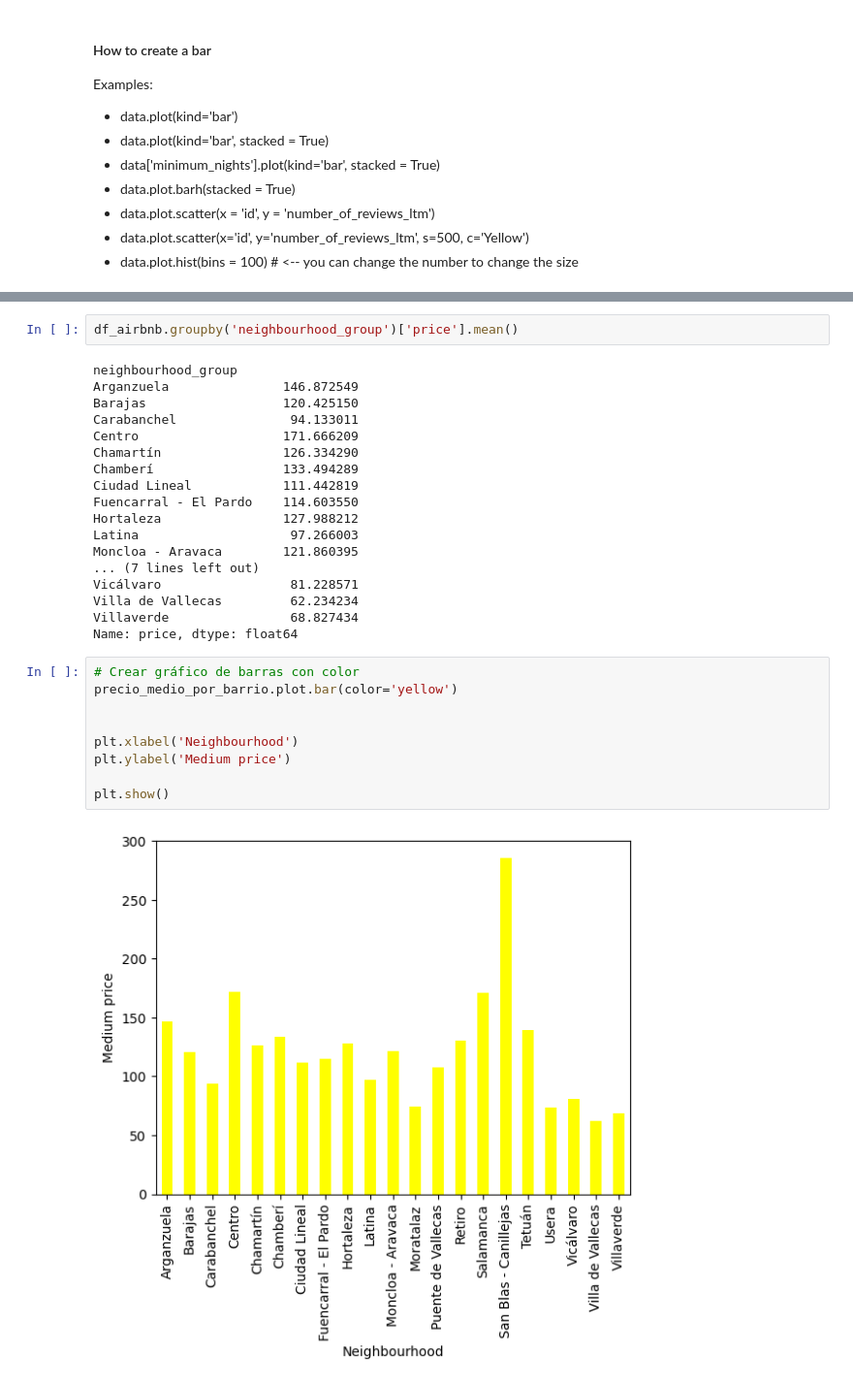
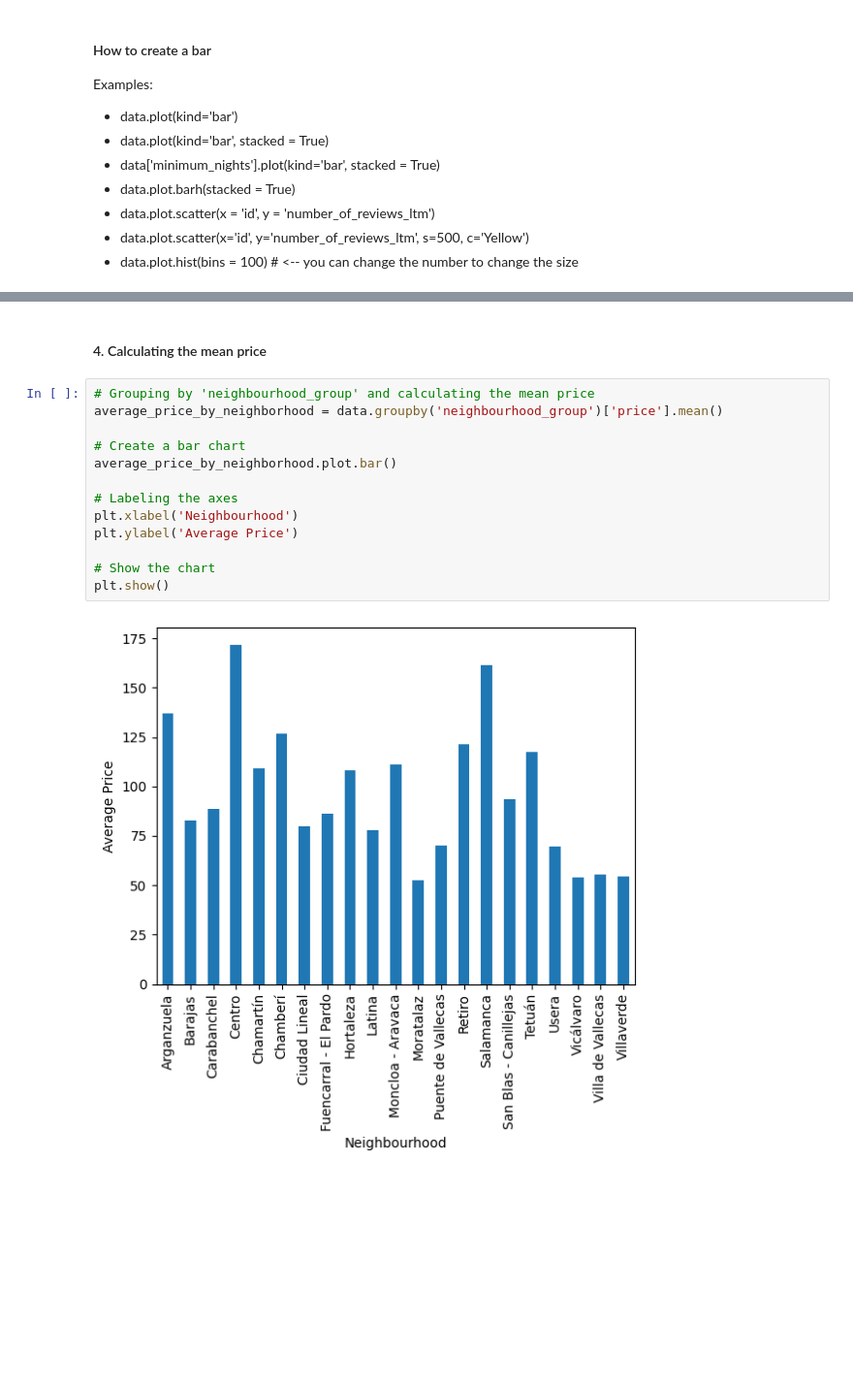
Before and after one commit to Monalaihoi/Training, a Jupyter notebook: airbnb_data2023.ipynb, the cells around one changed output, grey strips where cells are left out. Shown at 97% size. Drawn from its saved outputs; the diff is of its cells as text; blank space fills up the shorter version.

```diff
--- a/airbnb_data2023.ipynb
+++ b/airbnb_data2023.ipynb
@@ -749,31 +642,17 @@ plt.show()
-# %%
-df_airbnb.groupby('neighbourhood_group')['price'].mean()
-# %% [output]
-neighbourhood_group
-Arganzuela               146.872549
-Barajas                  120.425150
-Carabanchel               94.133011
-Centro                   171.666209
-Chamartín                126.334290
-Chamberí                 133.494289
-Ciudad Lineal            111.442819
-Fuencarral - El Pardo    114.603550
-Hortaleza                127.988212
-Latina                    97.266003
-Moncloa - Aravaca        121.860395
-... (7 lines left out)
-Vicálvaro                 81.228571
-Villa de Vallecas         62.234234
-Villaverde                68.827434
-Name: price, dtype: float64
-# %%
-# Crear gráfico de barras con color
-precio_medio_por_barrio.plot.bar(color='yellow')
-
-
-plt.xlabel('Neighbourhood')
-plt.ylabel('Medium price')
-
-plt.show()
-# %% [output]
-[figure, removed]
+# %% [markdown]
+#### 4. Calculating the mean price
+# %%
+# Grouping by 'neighbourhood_group' and calculating the mean price
+average_price_by_neighborhood = data.groupby('neighbourhood_group')['price'].mean()
+
+# Create a bar chart
+average_price_by_neighborhood.plot.bar()
+
+# Labeling the axes
+plt.xlabel('Neighbourhood')
+plt.ylabel('Average Price')
+
+# Show the chart
+plt.show()
+# %% [output]
+[figure, added]
```
Also changed, not shown: parts of 46 cells of this notebook.
